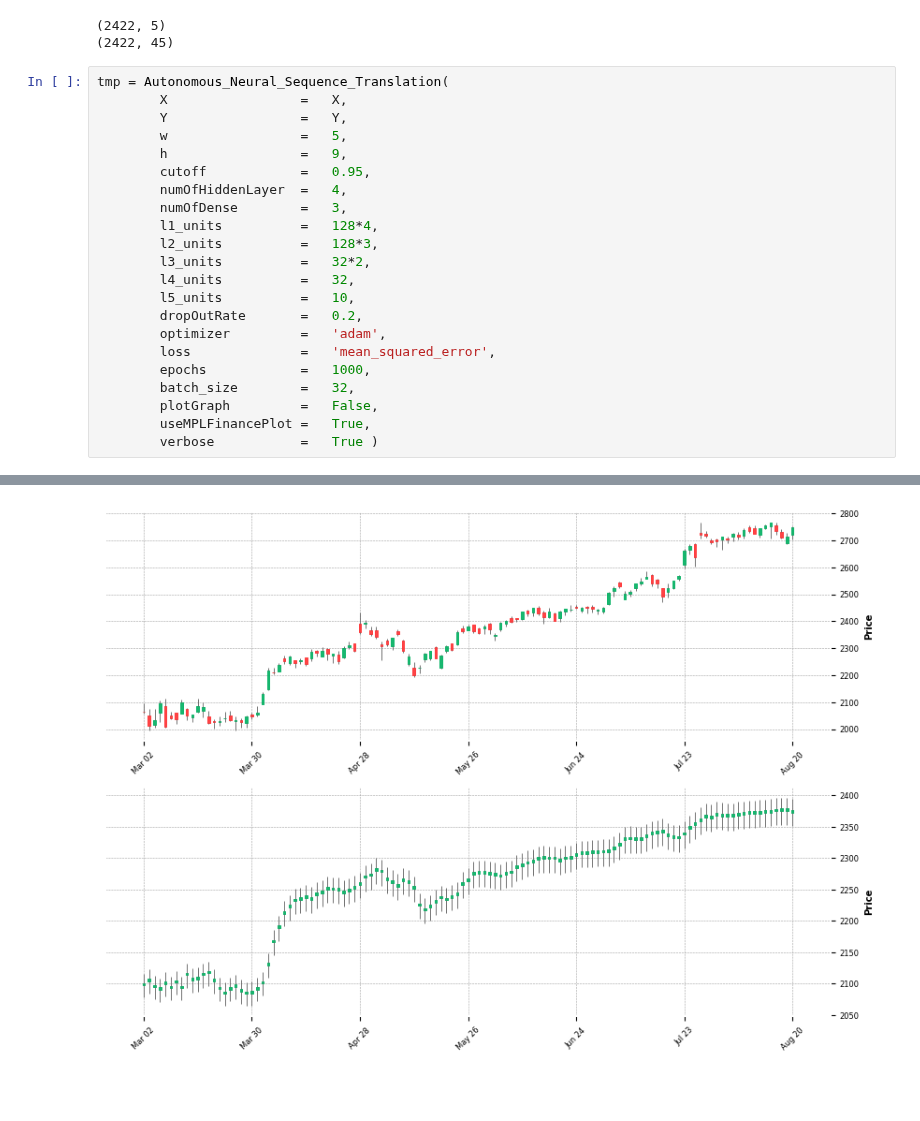
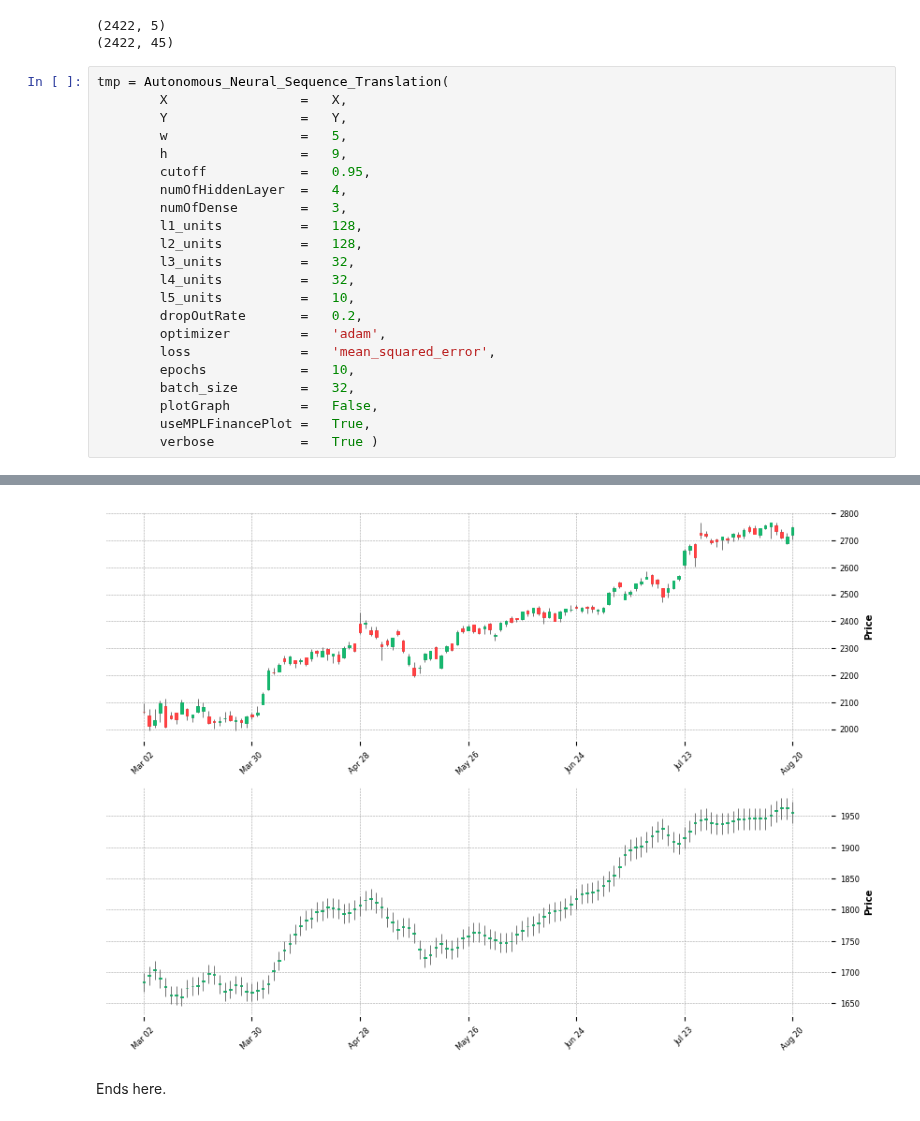
Before and after one commit to yiqiao-yin/WYNAssociates, a Jupyter notebook: docs/python_MM_NST_Autonomous.ipynb, the cells around one changed output, grey strips where cells are left out. Cells and saved outputs as stored; diff of their text form; blank space fills up the shorter version.

```diff
--- a/docs/python_MM_NST_Autonomous.ipynb
+++ b/docs/python_MM_NST_Autonomous.ipynb
@@ -153,15 +153,15 @@ tmp = Autonomous_Neural_Sequence_Translation(
         cutoff            =   0.95,
         numOfHiddenLayer  =   4,
         numOfDense        =   3,
-        l1_units          =   128*4,
-        l2_units          =   128*3,
-        l3_units          =   32*2,
+        l1_units          =   128,
+        l2_units          =   128,
+        l3_units          =   32,
         l4_units          =   32,
         l5_units          =   10,
         dropOutRate       =   0.2,
         optimizer         =   'adam',
         loss              =   'mean_squared_error',
-        epochs            =   1000,
+        epochs            =   10,
         batch_size        =   32,
         plotGraph         =   False,
         useMPLFinancePlot =   True,
@@ -187 +187,3 @@ Time Consumption: 376.7425146102905
-[figure, old version]
+[figure, new version]
+# %% [markdown]
+Ends here.
```
Also changed, not shown: parts of 1 cell of this notebook, 1 other file.
